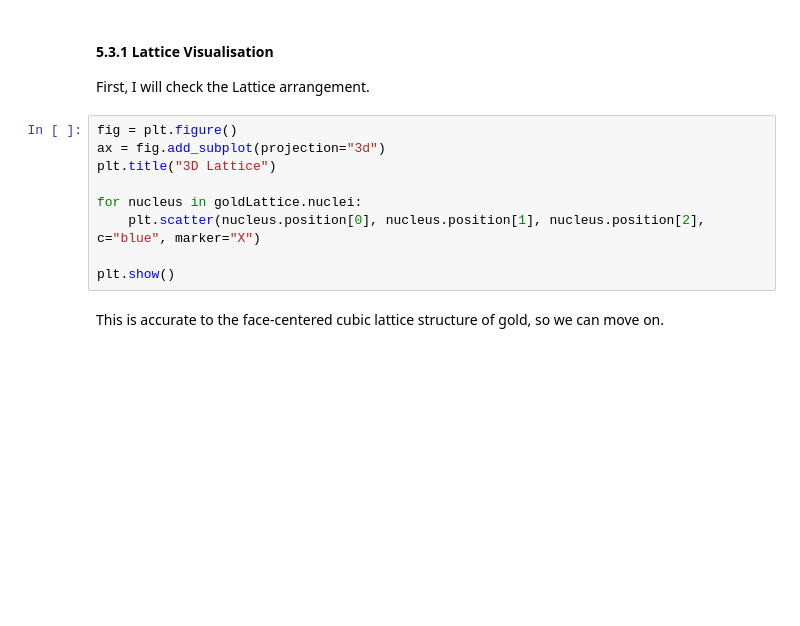
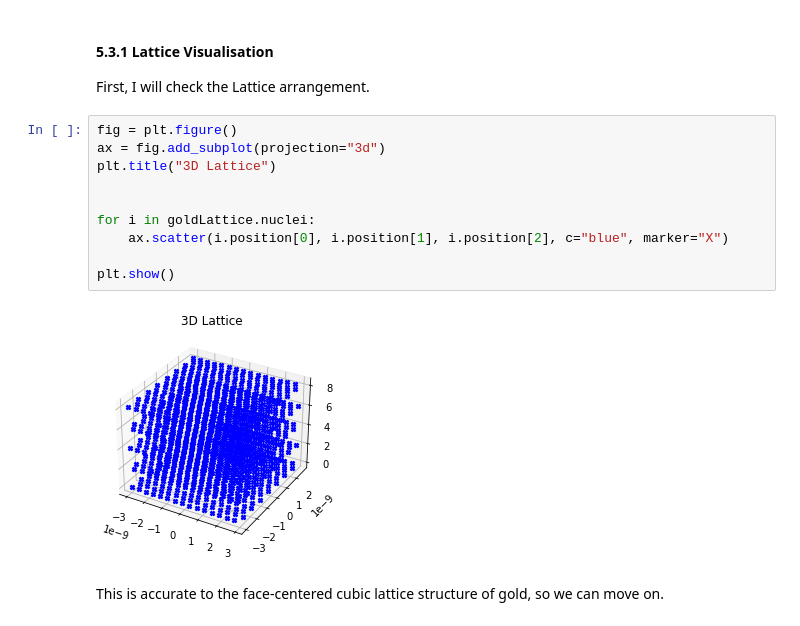
Before and after one commit to freddien03/Simulating-Rutherford-Scattering, a Jupyter notebook: Simulating-Rutherford-Scattering.ipynb, the cells around one changed output. Saved outputs shown, nothing was run; the diff lists cells and outputs as text; blank space fills up the shorter version.

```diff
--- a/Simulating-Rutherford-Scattering.ipynb
+++ b/Simulating-Rutherford-Scattering.ipynb
@@ -804,12 +804,15 @@ First, I will check the Lattice arrangement.
 # %%
 fig = plt.figure()
 ax = fig.add_subplot(projection="3d")
 plt.title("3D Lattice")
 
-for nucleus in goldLattice.nuclei:
-    plt.scatter(nucleus.position[0], nucleus.position[1], nucleus.position[2], c="blue", marker="X")
+
+for i in goldLattice.nuclei:
+    ax.scatter(i.position[0], i.position[1], i.position[2], c="blue", marker="X")
 
 plt.show()
+# %% [output]
+[figure, added]
 # %% [markdown]
 This is accurate to the face-centered cubic lattice structure of gold, so we can move on.
 # %% [markdown]
```
Also changed, not shown: parts of 8 cells of this notebook, 5 other files.
